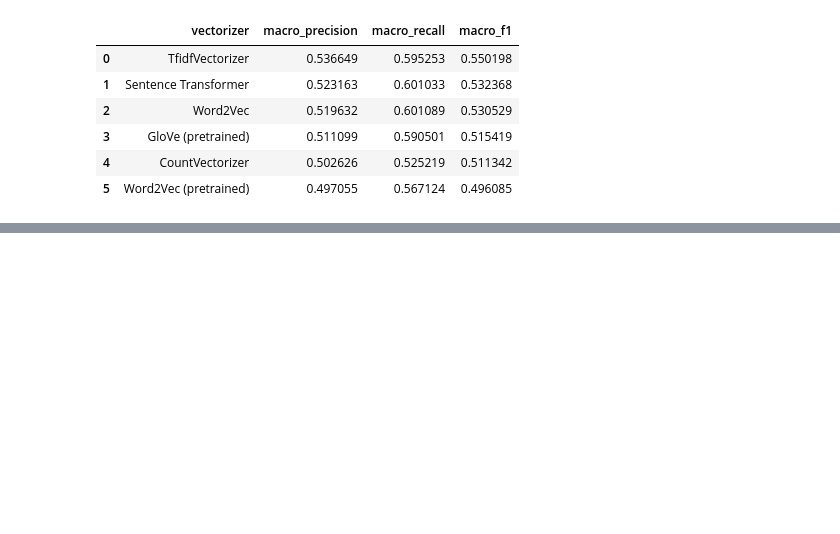
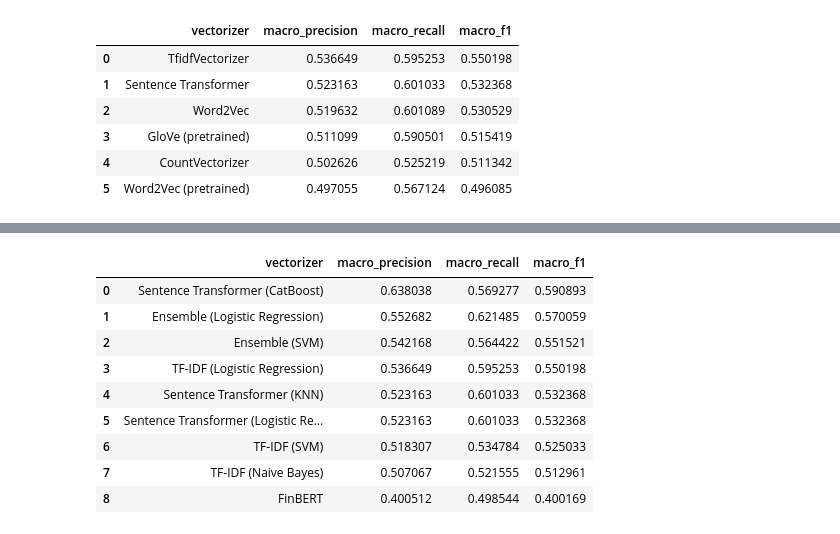
Before and after one commit to karakumka/neto_final, a Jupyter notebook: Project_Dataset_Massive_OHE.ipynb, the cells around one changed output, grey strips where cells are left out. Saved outputs shown, nothing was run; the diff lists cells and outputs as text; code cells hidden in the pictures; blank space fills up the shorter version.

```diff
--- a/Project_Dataset_Massive_OHE.ipynb
+++ b/Project_Dataset_Massive_OHE.ipynb
@@ -540,0 +755,2 @@ pd.DataFrame(metrics).sort_values(by='macro_f1', ascending=False, ignore_index=T
+# %%
+classification_metrics.append(get_metrics('Ensemble (SVM)', y_test, pred_svm_ensemble))
@@ -540,0 +763,14 @@ pd.DataFrame(metrics).sort_values(by='macro_f1', ascending=False, ignore_index=T
+# %%
+X_test_finbert = test[['text', 'company_name']].copy()
+X_test_finbert['text_company'] = "Company: " + test['company_name'] + '. ' + test['text']
+X_test_finbert_text = X_test_finbert['text_company'].astype(str).tolist()
+# %%
+import torch
+from transformers import pipeline
+
+device = 0 if torch.cuda.is_available() else -1
+finbert = pipeline(task="text-classification", model="ProsusAI/finbert", tokenizer="ProsusAI/finbert", device=device)
+preds = finbert(X_test_finbert_text, batch_size=16, truncation=True, max_length=512)
+label_to_target = {"negative": -1, "neutral": 0, "positive": 1}
+pred_finbert = [label_to_target[p["label"].lower()] for p in preds]
+print(classification_report(y_test, pred_finbert))
@@ -540,0 +787,2 @@ pd.DataFrame(metrics).sort_values(by='macro_f1', ascending=False, ignore_index=T
+# %%
+classification_metrics.append(get_metrics('FinBERT', y_test, pred_finbert))
@@ -540,0 +795,13 @@ pd.DataFrame(metrics).sort_values(by='macro_f1', ascending=False, ignore_index=T
+# %%
+pd.DataFrame(classification_metrics).sort_values(by='macro_f1', ascending=False, ignore_index=True)
+# %% [output]
+|  | vectorizer | macro_precision | macro_recall | macro_f1 |
+| 0 | Sentence Transformer (CatBoost) | 0.638038 | 0.569277 | 0.590893 |
+| 1 | Ensemble (Logistic Regression) | 0.552682 | 0.621485 | 0.570059 |
+| 2 | Ensemble (SVM) | 0.542168 | 0.564422 | 0.551521 |
+| 3 | TF-IDF (Logistic Regression) | 0.536649 | 0.595253 | 0.550198 |
+| 4 | Sentence Transformer (KNN) | 0.523163 | 0.601033 | 0.532368 |
+| 5 | Sentence Transformer (Logistic Re... | 0.523163 | 0.601033 | 0.532368 |
+| 6 | TF-IDF (SVM) | 0.518307 | 0.534784 | 0.525033 |
+| 7 | TF-IDF (Naive Bayes) | 0.507067 | 0.521555 | 0.512961 |
+| 8 | FinBERT | 0.400512 | 0.498544 | 0.400169 |
```
Also changed, not shown: parts of 40 cells of this notebook, 1 other file.
